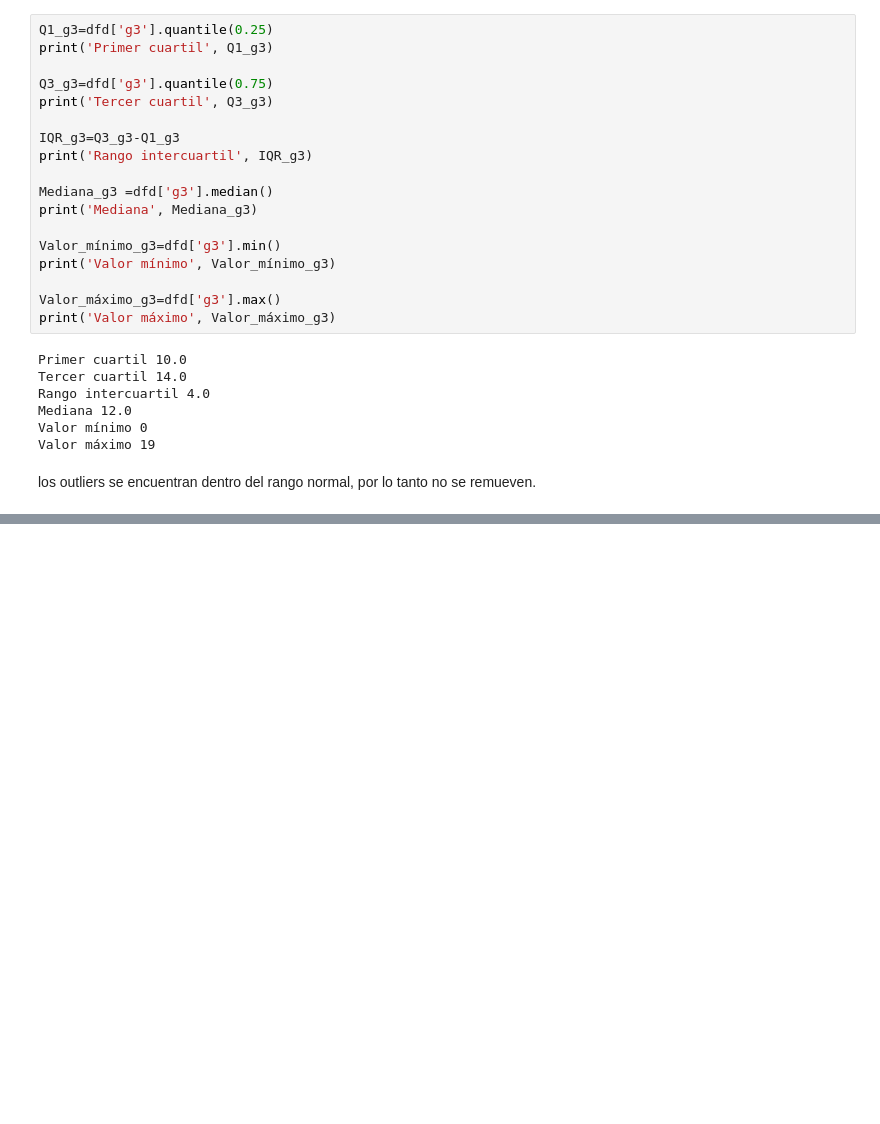
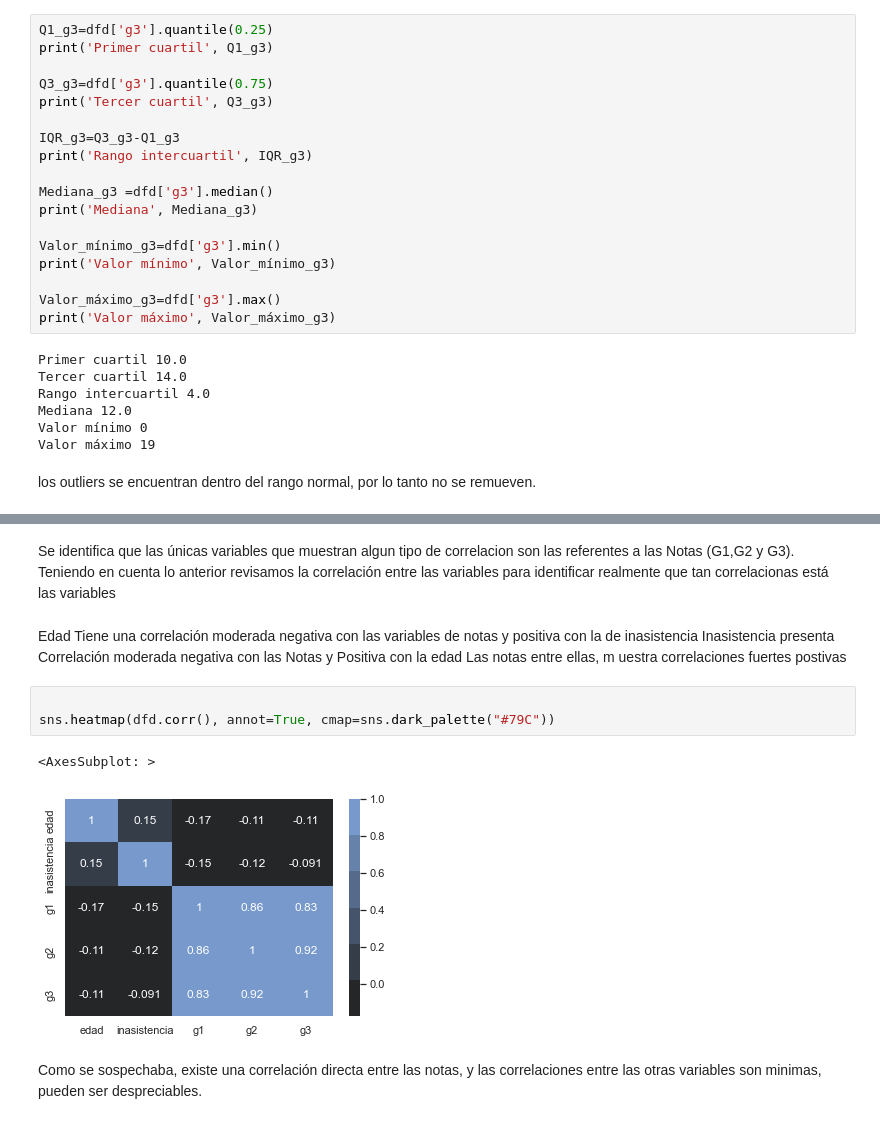
Before and after one commit to Ing-CesarSuarez/Taller2, a Jupyter notebook: StdPro.ipynb, the cells around one changed output, grey strips where cells are left out. Cells and saved outputs as stored; diff of their text form; blank space fills up the shorter version.

```diff
--- a/StdPro.ipynb
+++ b/StdPro.ipynb
@@ -383,0 +391,14 @@ los outliers se encuentran dentro del rango normal, por lo tanto no se remueven.
+# %% [markdown]
+Se identifica que las únicas variables que muestran algun tipo de correlacion son las referentes a las Notas (G1,G2 y G3). Teniendo en cuenta lo anterior revisamos la correlación entre las variables para identificar realmente que tan correlacionas está las variables
+# %% [markdown]
+Edad Tiene una correlación moderada negativa con las variables de notas y positiva con la de inasistencia
+Inasistencia presenta Correlación moderada negativa con las Notas y Positiva con la edad
+Las notas entre ellas, m uestra correlaciones fuertes postivas
+# %%
+
+sns.heatmap(dfd.corr(), annot=True, cmap=sns.dark_palette("#79C"))
+# %% [output]
+<AxesSubplot: >
+[figure, added]
+# %% [markdown]
+Como se sospechaba, existe una correlación directa entre las notas, y las correlaciones entre las otras variables son minimas, pueden ser despreciables.
```
Also changed, not shown: parts of 2 cells of this notebook.
